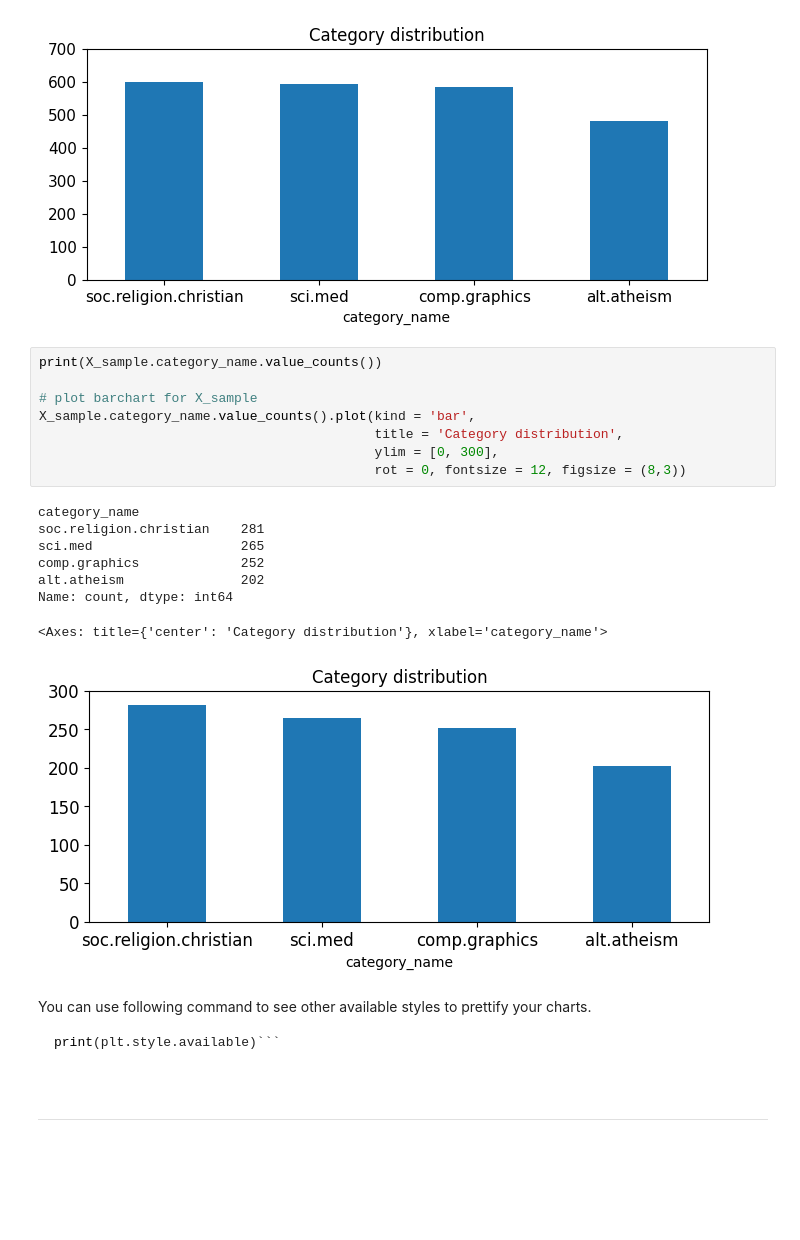
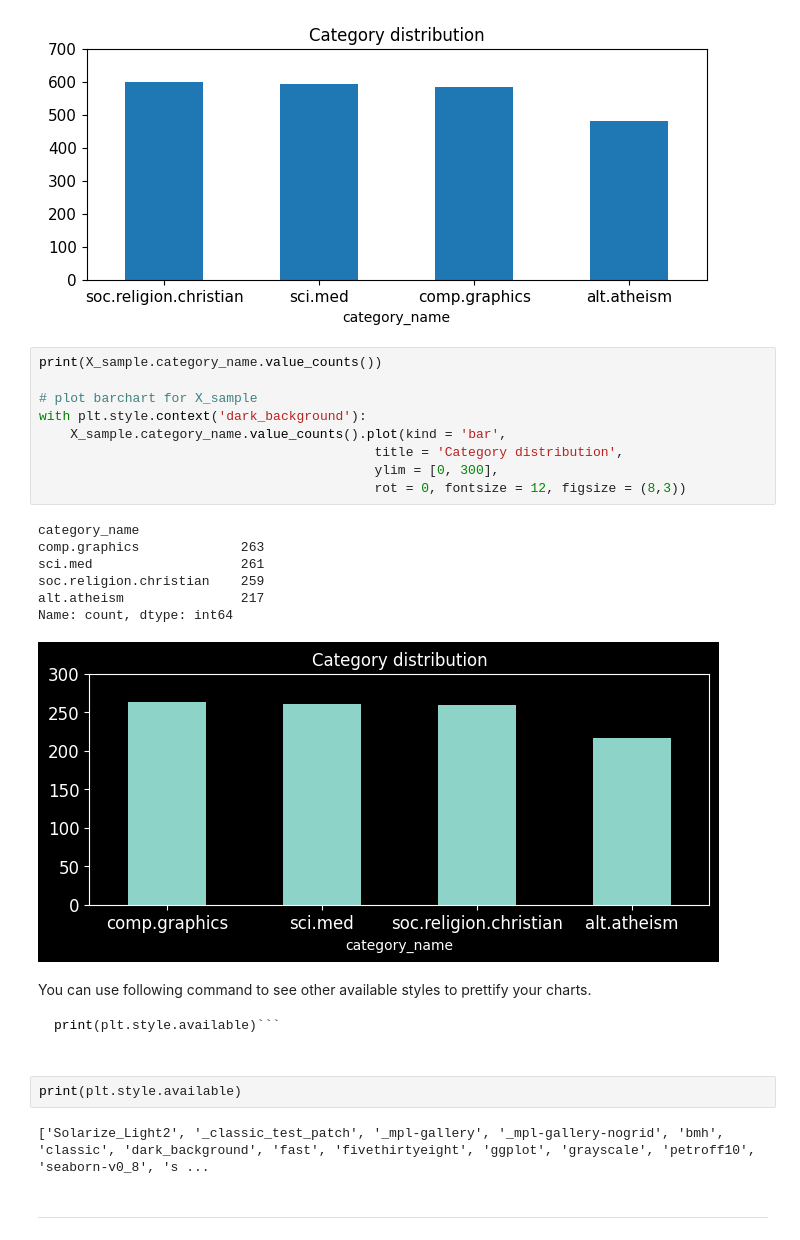
Before and after one commit to Thewo-6/DM2025-Lab1-Exercise, a Jupyter notebook: DM2025-Lab1-Master.ipynb, the cells around one changed output. Cells and saved outputs as stored; diff of their text form; blank space fills up the shorter version.

````diff
--- a/DM2025-Lab1-Master.ipynb
+++ b/DM2025-Lab1-Master.ipynb
@@ -841,24 +842,28 @@ Name: count, dtype: int64
 # %%
 print(X_sample.category_name.value_counts())
 
 # plot barchart for X_sample
-X_sample.category_name.value_counts().plot(kind = 'bar',
+with plt.style.context('dark_background'):
+    X_sample.category_name.value_counts().plot(kind = 'bar',
                                            title = 'Category distribution',
                                            ylim = [0, 300],
                                            rot = 0, fontsize = 12, figsize = (8,3))
 # %% [output]
 category_name
-soc.religion.christian    281
-sci.med                   265
-comp.graphics             252
-alt.atheism               202
+comp.graphics             263
+sci.med                   261
+soc.religion.christian    259
+alt.atheism               217
 Name: count, dtype: int64
-<Axes: title={'center': 'Category distribution'}, xlabel='category_name'>
-[figure, old version]
+[figure, new version]
 # %% [markdown]
 You can use following command to see other available styles to prettify your charts.
 ```python
 print(plt.style.available)```
+# %%
+print(plt.style.available)
+# %% [output]
+['Solarize_Light2', '_classic_test_patch', '_mpl-gallery', '_mpl-gallery-nogrid', 'bmh', 'classic', 'dark_background', 'fast', 'fivethirtyeight', 'ggplot', 'grayscale', 'petroff10', 'seaborn-v0_8', 's ...
 # %% [markdown]
 ---
 # %% [markdown]
````
Also changed, not shown: parts of 27 cells of this notebook, 1 other file.
